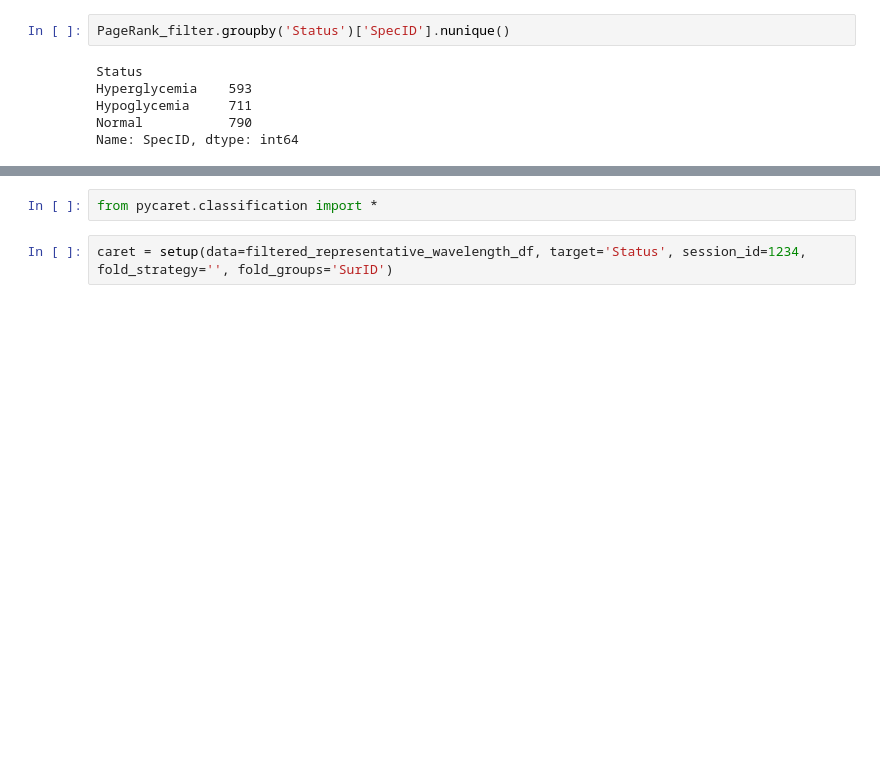
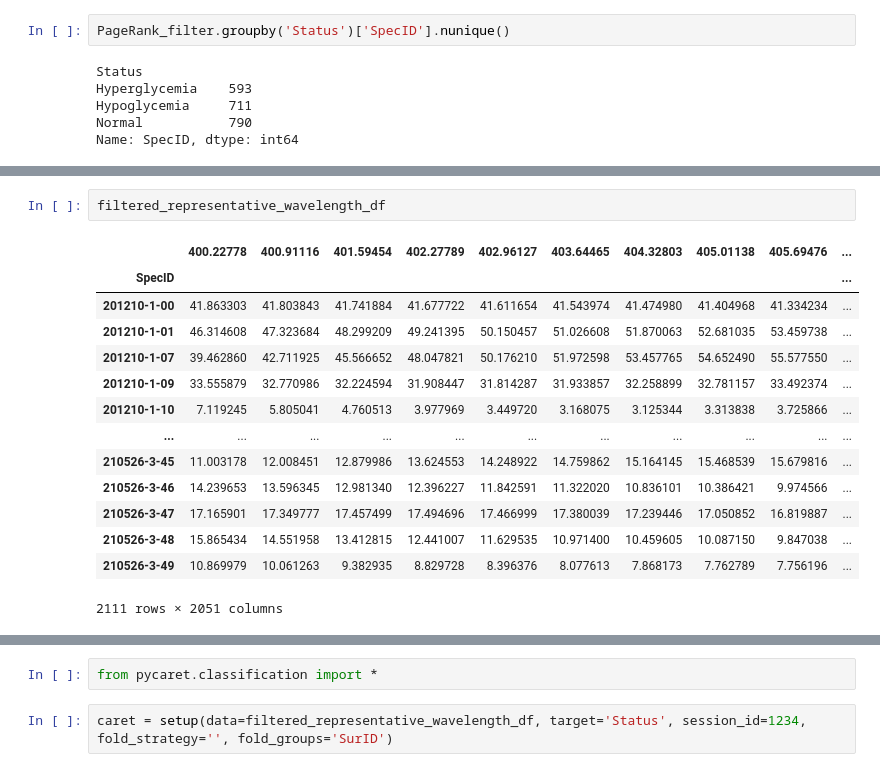
Before and after one commit to Spuced/Final_Year_Project_Github_Clone, a Jupyter notebook: GroupKFold_graph_database/Stan_Gaussian_Kernel._Outlier_Detection_Not_Scaled.ipynb, the cells around one changed output, grey strips where cells are left out. Saved outputs shown, nothing was run; the diff lists cells and outputs as text; blank space fills up the shorter version.

```diff
--- a/GroupKFold_graph_database/Stan_Gaussian_Kernel._Outlier_Detection_Not_Scaled.ipynb
+++ b/GroupKFold_graph_database/Stan_Gaussian_Kernel._Outlier_Detection_Not_Scaled.ipynb
@@ -637,0 +673,17 @@ ExtraTreesClassifier Cross-Validation F1-Score: 0.6157 +/- 0.1170
+# %%
+filtered_representative_wavelength_df
+# %% [output]
+|  | 400.22778 | 400.91116 | 401.59454 | 402.27789 | 402.96127 | 403.64465 | 404.32803 | 405.01138 | 405.69476 | ... |
+| SpecID |  |  |  |  |  |  |  |  |  | ... |
+| 201210-1-00 | 41.863303 | 41.803843 | 41.741884 | 41.677722 | 41.611654 | 41.543974 | 41.474980 | 41.404968 | 41.334234 | ... |
+| 201210-1-01 | 46.314608 | 47.323684 | 48.299209 | 49.241395 | 50.150457 | 51.026608 | 51.870063 | 52.681035 | 53.459738 | ... |
+| 201210-1-07 | 39.462860 | 42.711925 | 45.566652 | 48.047821 | 50.176210 | 51.972598 | 53.457765 | 54.652490 | 55.577550 | ... |
+| 201210-1-09 | 33.555879 | 32.770986 | 32.224594 | 31.908447 | 31.814287 | 31.933857 | 32.258899 | 32.781157 | 33.492374 | ... |
+| 201210-1-10 | 7.119245 | 5.805041 | 4.760513 | 3.977969 | 3.449720 | 3.168075 | 3.125344 | 3.313838 | 3.725866 | ... |
+| ... | ... | ... | ... | ... | ... | ... | ... | ... | ... | ... |
+| 210526-3-45 | 11.003178 | 12.008451 | 12.879986 | 13.624553 | 14.248922 | 14.759862 | 15.164145 | 15.468539 | 15.679816 | ... |
+| 210526-3-46 | 14.239653 | 13.596345 | 12.981340 | 12.396227 | 11.842591 | 11.322020 | 10.836101 | 10.386421 | 9.974566 | ... |
+| 210526-3-47 | 17.165901 | 17.349777 | 17.457499 | 17.494696 | 17.466999 | 17.380039 | 17.239446 | 17.050852 | 16.819887 | ... |
+| 210526-3-48 | 15.865434 | 14.551958 | 13.412815 | 12.441007 | 11.629535 | 10.971400 | 10.459605 | 10.087150 | 9.847038 | ... |
+| 210526-3-49 | 10.869979 | 10.061263 | 9.382935 | 8.829728 | 8.396376 | 8.077613 | 7.868173 | 7.762789 | 7.756196 | ... |
+2111 rows × 2051 columns
```
Also changed, not shown: parts of 26 cells of this notebook.
